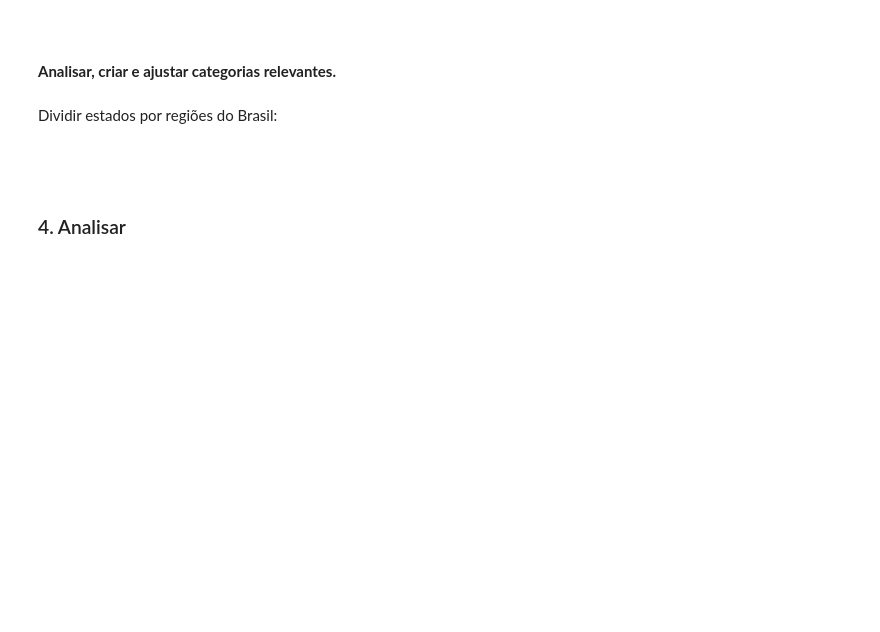
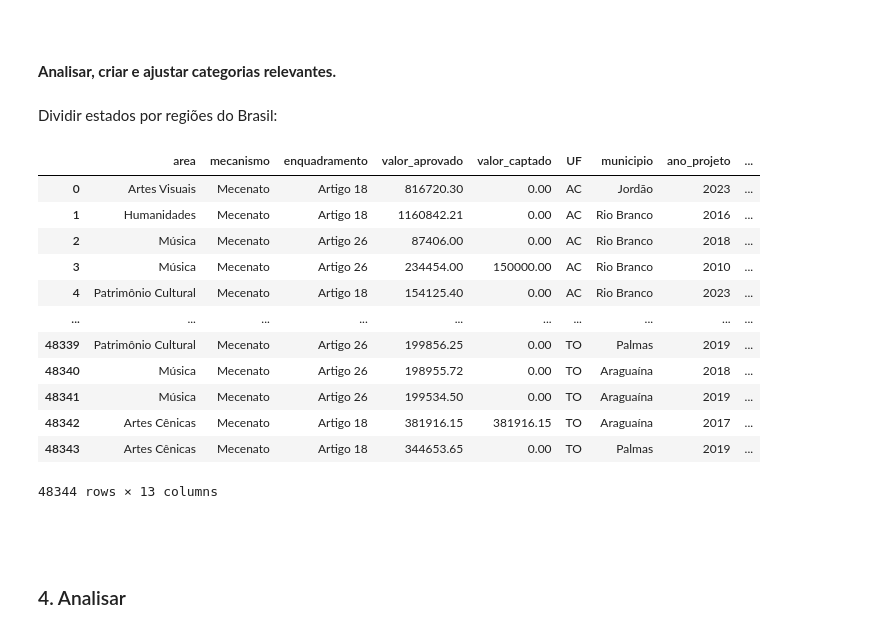
Before and after one commit to lorenaaxbastos/santander-coders-projects, a Jupyter notebook: Unit 2 - Programming Techniques I (PY)/Projeto EDA - Análise do Dataset da Lei Rouanet.ipynb, the cells around one changed output. Cells and saved outputs as stored; diff of their text form; code cells hidden in the pictures; blank space fills up the shorter version.

```diff
--- a/Unit 2 - Programming Techniques I (PY)/Projeto EDA - Análise do Dataset da Lei Rouanet.ipynb
+++ b/Unit 2 - Programming Techniques I (PY)/Projeto EDA - Análise do Dataset da Lei Rouanet.ipynb
@@ -252,10 +280,10 @@ def regiao_do_uf(uf):
         if uf in estados:
             return regiao
 
-regioes = pd.Series(projetos["UF"].apply(regiao_do_uf), name="regiao")
+regioes = pd.Series(df_projetos["UF"].apply(regiao_do_uf), name="regiao")
 
-if "regiao" not in projetos.columns:
-    projetos = pd.concat([projetos, regioes], axis=1)
+if "regiao" not in df_projetos.columns:
+    df_projetos = pd.concat([df_projetos, regioes], axis=1)
 # %%
 minorias = ["afro", "áfrica", "africa", "quilombola", "pessoas negras", "homem negro", "homem preto", "mulher negra", "mulher preta", "homens negros", "homens pretos", "mulheres negras", "mulheres pretas",
             "índio", "indio", "povos originários", "povos originarios", "indígena", "indigena", "caiçara",
@@ -293,3 +317,19 @@ if "duracao_dias" not in projetos.columns:
+# %%
+df_projetos
+# %% [output]
+|  | area | mecanismo | enquadramento | valor_aprovado | valor_captado | UF | municipio | ano_projeto | ... |
+| 0 | Artes Visuais | Mecenato | Artigo 18 | 816720.30 | 0.00 | AC | Jordão | 2023 | ... |
+| 1 | Humanidades | Mecenato | Artigo 18 | 1160842.21 | 0.00 | AC | Rio Branco | 2016 | ... |
+| 2 | Música | Mecenato | Artigo 26 | 87406.00 | 0.00 | AC | Rio Branco | 2018 | ... |
+| 3 | Música | Mecenato | Artigo 26 | 234454.00 | 150000.00 | AC | Rio Branco | 2010 | ... |
+| 4 | Patrimônio Cultural | Mecenato | Artigo 18 | 154125.40 | 0.00 | AC | Rio Branco | 2023 | ... |
+| ... | ... | ... | ... | ... | ... | ... | ... | ... | ... |
+| 48339 | Patrimônio Cultural | Mecenato | Artigo 26 | 199856.25 | 0.00 | TO | Palmas | 2019 | ... |
+| 48340 | Música | Mecenato | Artigo 26 | 198955.72 | 0.00 | TO | Araguaína | 2018 | ... |
+| 48341 | Música | Mecenato | Artigo 26 | 199534.50 | 0.00 | TO | Araguaína | 2019 | ... |
+| 48342 | Artes Cênicas | Mecenato | Artigo 18 | 381916.15 | 381916.15 | TO | Araguaína | 2017 | ... |
+| 48343 | Artes Cênicas | Mecenato | Artigo 18 | 344653.65 | 0.00 | TO | Palmas | 2019 | ... |
+48344 rows × 13 columns
 # %% [markdown]
 ####
 # %% [markdown]
```
Also changed, not shown: parts of 35 cells of this notebook.
